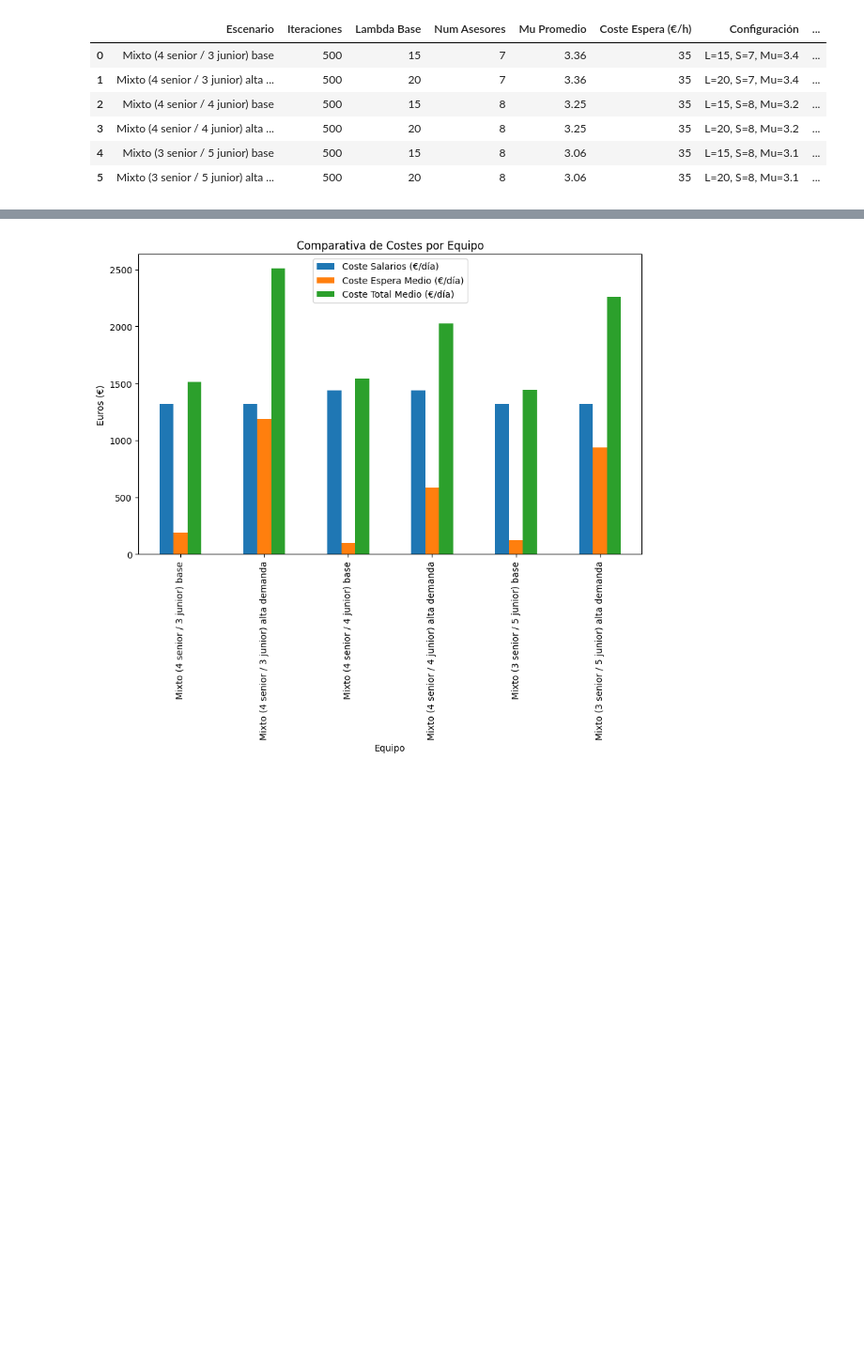
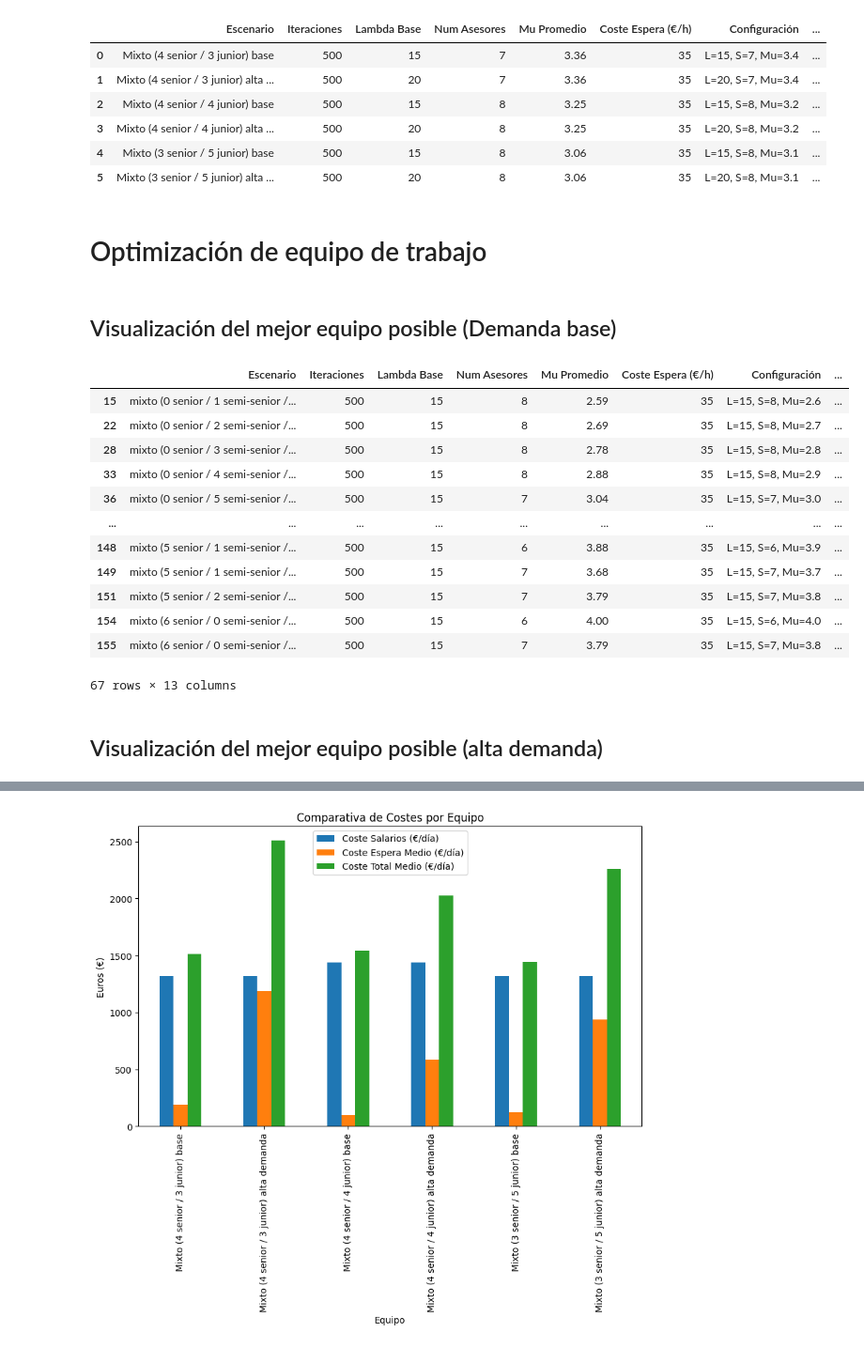
Before and after one commit to jairosdc/queue-staffing-optimization, a Jupyter notebook: Analisis_de_dataset.ipynb, the cells around one changed output, grey strips where cells are left out. Shown at 94% size. Saved outputs shown, nothing was run; the diff lists cells and outputs as text; code cells hidden in the pictures; blank space fills up the shorter version.

```diff
--- a/Analisis_de_dataset.ipynb
+++ b/Analisis_de_dataset.ipynb
@@ -630,3 +580,51 @@ display(df_Equipos_mixtos2)
 | 3 | Mixto (4 senior / 4 junior) alta ... | 500 | 20 | 8 | 3.25 | 35 | L=20, S=8, Mu=3.2 | ... |
 | 4 | Mixto (3 senior / 5 junior) base | 500 | 15 | 8 | 3.06 | 35 | L=15, S=8, Mu=3.1 | ... |
 | 5 | Mixto (3 senior / 5 junior) alta ... | 500 | 20 | 8 | 3.06 | 35 | L=20, S=8, Mu=3.1 | ... |
+# %% [markdown]
+# Optimización de equipo de trabajo
+# %% [markdown]
+## Visualización del mejor equipo posible (Demanda base)
+# %%
+experimento_demanda_normal = []
+for s in range(9):
+    for ssr in range(9):
+        for j in range(9):
+            total = s + ssr + j
+            if 0 < total <= 8:
+                equipo = crear_equipo(n_senior=s, n_semi_senior=ssr, n_junior=j)
+                experimento_demanda_normal.append(
+                    registrar_experimento(
+                        f"mixto ({s} senior / {ssr} semi-senior / {j} junior) demanda normal",
+                        iteraciones, 15, pesos_dia, equipo, 35
+                    )
+                )
+
+df_optimizacion_demanda_normal = pd.concat(experimento_demanda_normal, ignore_index=True)
+# %%
+if not df_optimizacion_demanda_normal.empty:
+    equipos_optimos_demanda_base = df_optimizacion_demanda_normal[
+        (df_optimizacion_demanda_normal['Coste Salarios (€/día)'] < 2000) &
+        (df_optimizacion_demanda_normal['Wq Medio (min)'] < 5) #&
+        #(df_optimizacion_demanda_normal['Incertidumbre (Std Dev min)'] < 2)
+        #(df_optimizacion_demanda_normal['Num Asesores']< 8)
+        ]
+    equipos_baratos = equipos_optimos_demanda_base.sort_values('Coste Salarios (€/día)')
+    display(equipos_optimos_demanda_base)
+else:
+    print("No hay datos en df_optimizacion_alta_demanda")
+# %% [output]
+|  | Escenario | Iteraciones | Lambda Base | Num Asesores | Mu Promedio | Coste Espera (€/h) | Configuración | ... |
+| 15 | mixto (0 senior / 1 semi-senior /... | 500 | 15 | 8 | 2.59 | 35 | L=15, S=8, Mu=2.6 | ... |
+| 22 | mixto (0 senior / 2 semi-senior /... | 500 | 15 | 8 | 2.69 | 35 | L=15, S=8, Mu=2.7 | ... |
+| 28 | mixto (0 senior / 3 semi-senior /... | 500 | 15 | 8 | 2.78 | 35 | L=15, S=8, Mu=2.8 | ... |
+| 33 | mixto (0 senior / 4 semi-senior /... | 500 | 15 | 8 | 2.88 | 35 | L=15, S=8, Mu=2.9 | ... |
+| 36 | mixto (0 senior / 5 semi-senior /... | 500 | 15 | 7 | 3.04 | 35 | L=15, S=7, Mu=3.0 | ... |
+| ... | ... | ... | ... | ... | ... | ... | ... | ... |
+| 148 | mixto (5 senior / 1 semi-senior /... | 500 | 15 | 6 | 3.88 | 35 | L=15, S=6, Mu=3.9 | ... |
+| 149 | mixto (5 senior / 1 semi-senior /... | 500 | 15 | 7 | 3.68 | 35 | L=15, S=7, Mu=3.7 | ... |
+| 151 | mixto (5 senior / 2 semi-senior /... | 500 | 15 | 7 | 3.79 | 35 | L=15, S=7, Mu=3.8 | ... |
+| 154 | mixto (6 senior / 0 semi-senior /... | 500 | 15 | 6 | 4.00 | 35 | L=15, S=6, Mu=4.0 | ... |
+| 155 | mixto (6 senior / 0 semi-senior /... | 500 | 15 | 7 | 3.79 | 35 | L=15, S=7, Mu=3.8 | ... |
+67 rows × 13 columns
+# %% [markdown]
+## Visualización del mejor equipo posible (alta demanda)
```
Also changed, not shown: parts of 18 cells of this notebook, 1 other file.
